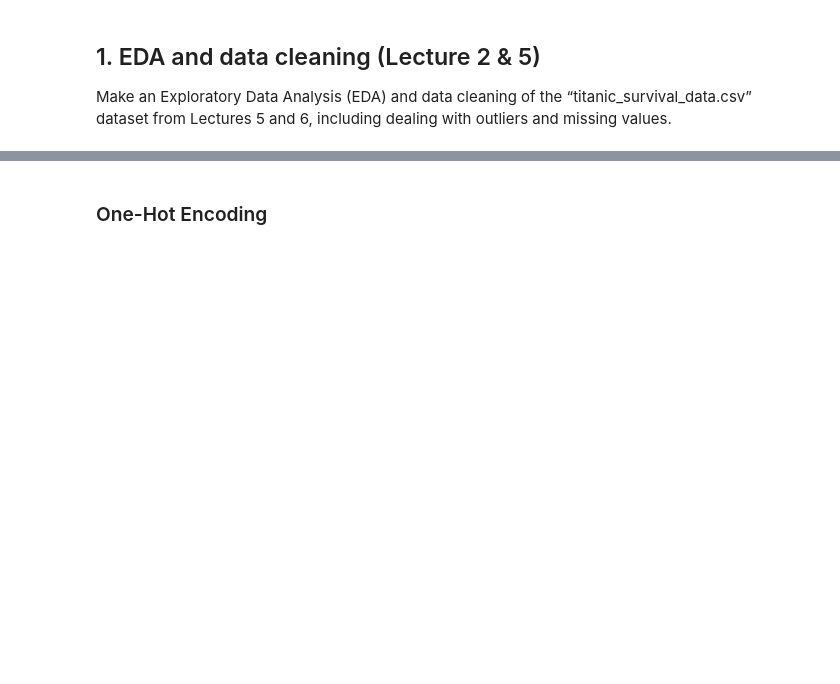
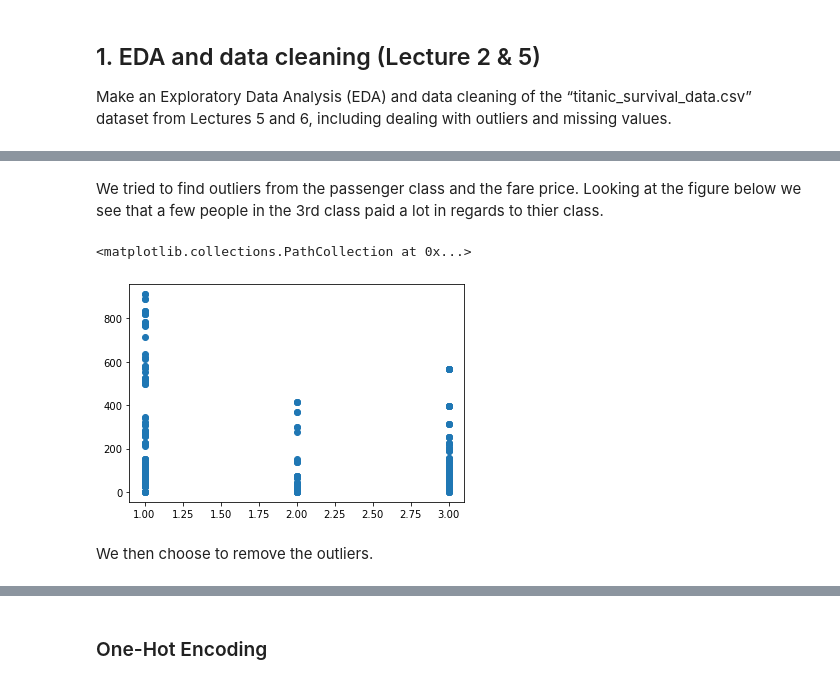
Before and after one commit to RasmuskjaerN/datathings, a Jupyter notebook: Exam_template.ipynb, the cells around one changed output, grey strips where cells are left out. Saved outputs shown, nothing was run; the diff lists cells and outputs as text; code cells hidden in the pictures; blank space fills up the shorter version.

```diff
--- a/Exam_template.ipynb
+++ b/Exam_template.ipynb
@@ -35,6 +35,6 @@ from sklearn.metrics.cluster import silhouette_score
 
 Make an Exploratory Data Analysis (EDA) and data cleaning of the “titanic_survival_data.csv” dataset from Lectures 5 and 6, including dealing with outliers and missing values.
 # %%
-titanic = pd.read_csv("data/titanic.csv")
+titanic = pd.read_csv("data/titanic_survival_data.csv")
 # %%
 titanic.head()
@@ -41,3 +48,4 @@ titanic.head()
-# %%
-titanic["Cabin"].fillna("Unknown", inplace=True)
-titanic.dropna(subset=["Age"], inplace=True)
+# %%
+age_average = titanic['Age'].mean()
+titanic['Age'].fillna(int(age_average), inplace=True)
+age_average
@@ -47,0 +80,11 @@ titanic["Sex"] = titanic.Sex.replace({'male':0, 'female':1})
+# %% [markdown]
+We tried to find outliers from the passenger class and the fare price. Looking at the figure below we see that a few people in the 3rd class paid a lot in regards to thier class.
+# %%
+x = titanic['Pclass']
+y = titanic['Fare']
+plt.scatter(x,y)
+# %% [output]
+<matplotlib.collections.PathCollection at 0x...>
+[figure, added]
+# %% [markdown]
+We then choose to remove the outliers.
```
Also changed, not shown: parts of 36 cells of this notebook.
